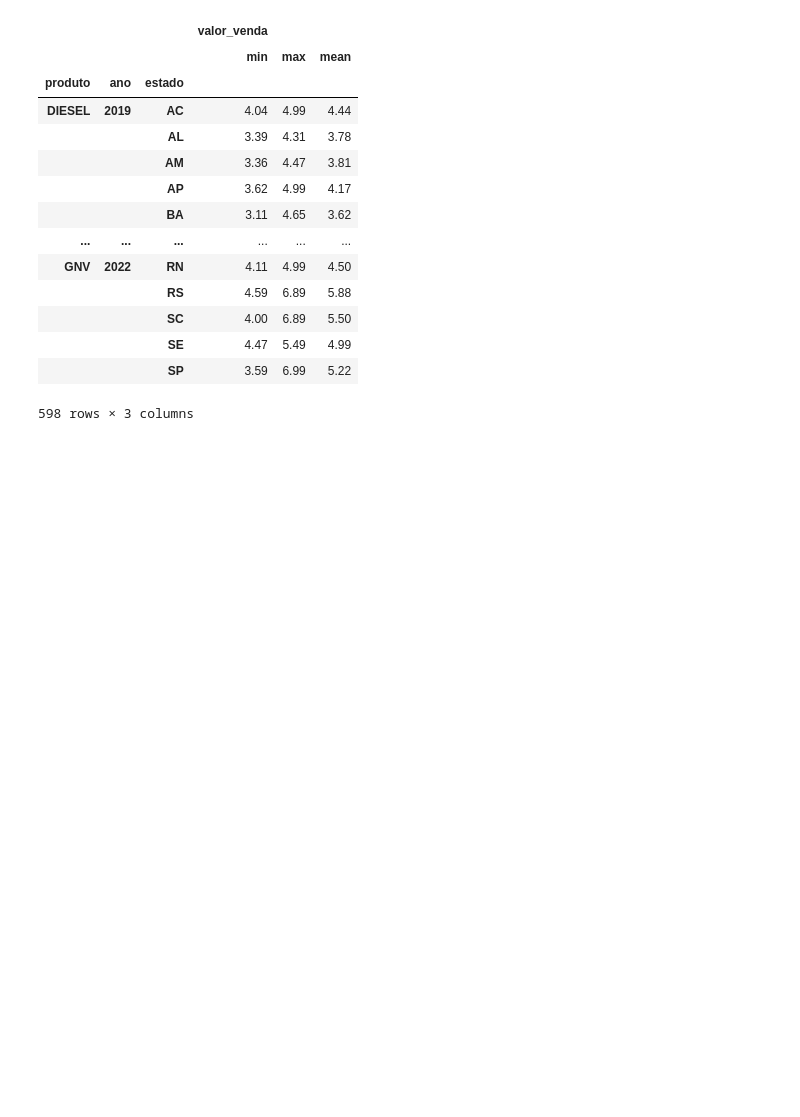
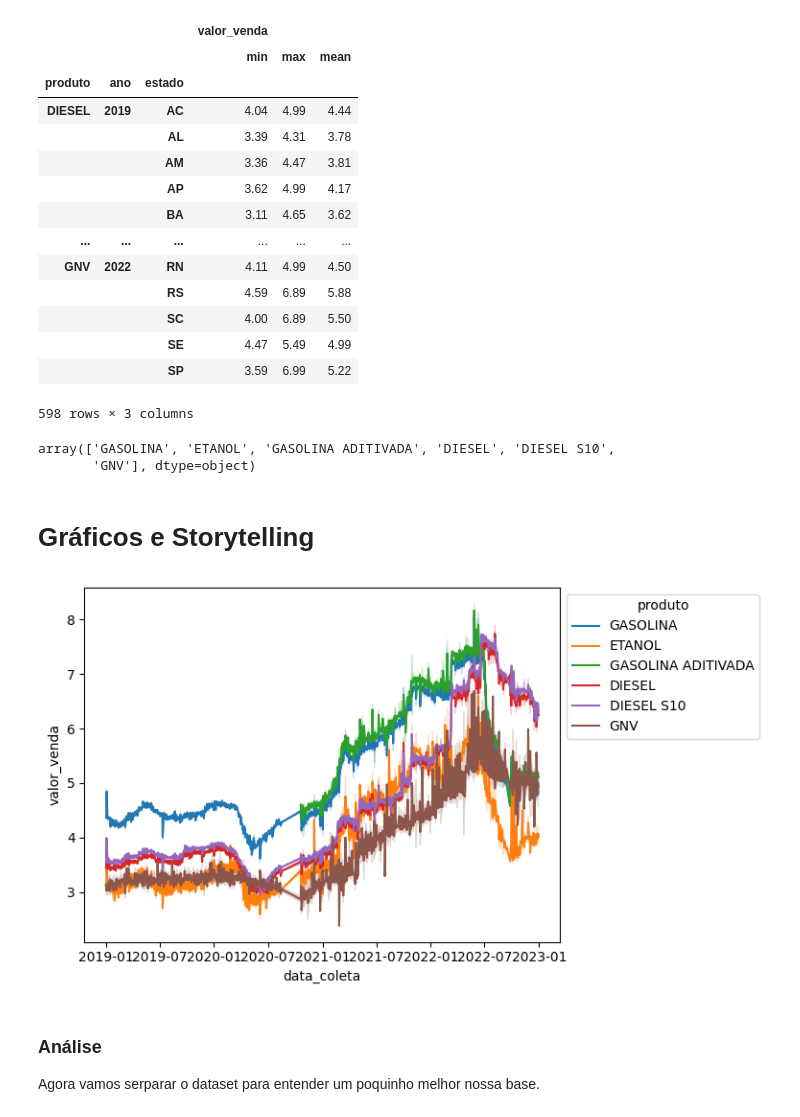
Before and after one commit to tupizz/fiap-fase04-business_analytics_petroleum_prices, a Jupyter notebook: business_analytics_fase04/insights.ipynb, the cells around one changed output. Drawn from its saved outputs; the diff is of its cells as text; code cells hidden in the pictures; blank space fills up the shorter version.

```diff
--- a/business_analytics_fase04/insights.ipynb
+++ b/business_analytics_fase04/insights.ipynb
@@ -126,3 +126,10 @@ df_anp_valor_estado.groupby(['produto', 'ano', 'estado']).agg(['min', 'max', 'me
 |  |  | SE | 4.47 | 5.49 | 4.99 |
 |  |  | SP | 3.59 | 6.99 | 5.22 |
 598 rows × 3 columns
+# %%
+df_anp['produto'].unique()
+# %% [output]
+array(['GASOLINA', 'ETANOL', 'GASOLINA ADITIVADA', 'DIESEL', 'DIESEL S10',
+       'GNV'], dtype=object)
+# %% [markdown]
+# Gráficos e Storytelling
@@ -128,0 +139,10 @@ df_anp_valor_estado.groupby(['produto', 'ano', 'estado']).agg(['min', 'max', 'me
+# %%
+# Vamos analisar a variação do preço (valor_venda) de vários produtos ao longo do tempo (data_coleta)
+ax = sns.lineplot(data=df_anp, x='data_coleta', y='valor_venda', hue='produto')
+sns.move_legend(ax, "upper left", bbox_to_anchor=(1, 1))
+# %% [output]
+[figure, added]
+# %% [markdown]
+### Análise
+
+Agora vamos serparar o dataset para entender um poquinho melhor nossa base.
```
Also changed, not shown: parts of 7 cells of this notebook.
